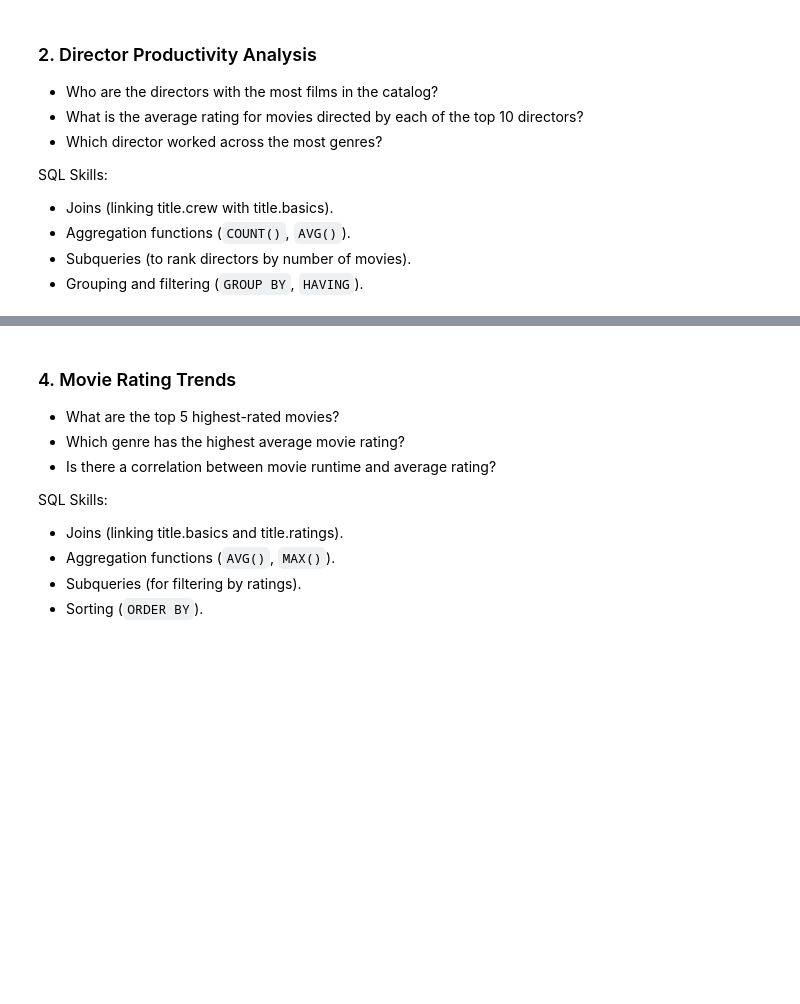
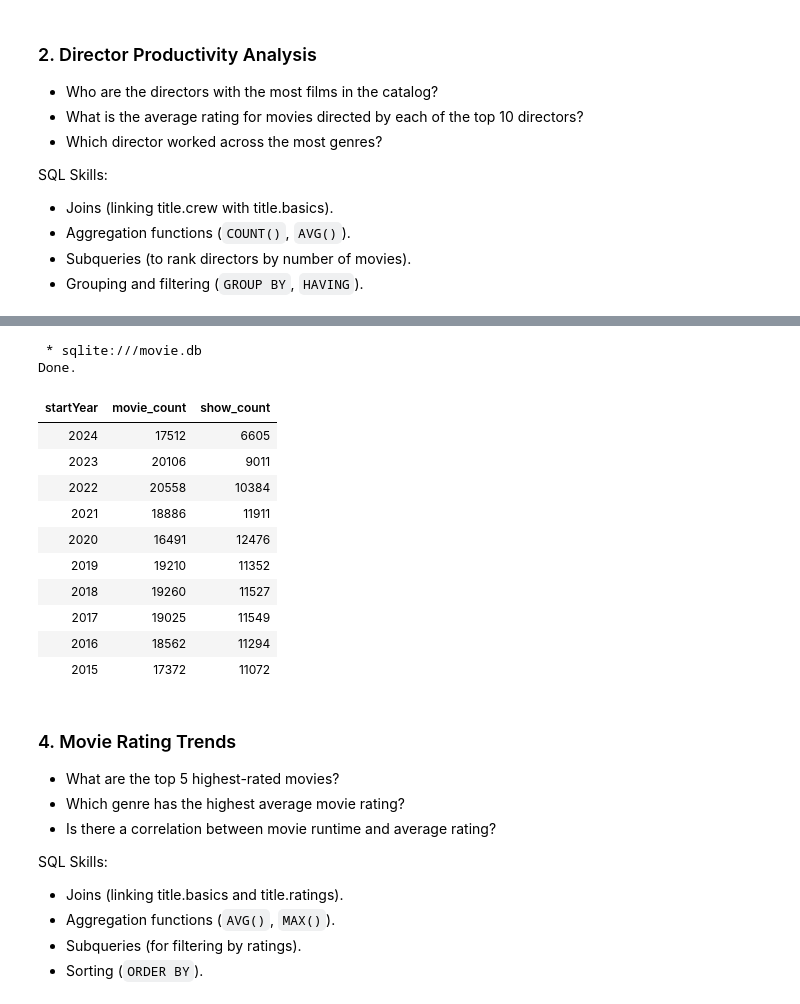
Before and after one commit to Ana-Akaishi/sql-projects, a Jupyter notebook: sql_projects/movie_review/movie_review.ipynb, the cells around one changed output, grey strips where cells are left out. Cells and saved outputs as stored; diff of their text form; code cells hidden in the pictures; blank space fills up the shorter version.

```diff
--- a/sql_projects/movie_review/movie_review.ipynb
+++ b/sql_projects/movie_review/movie_review.ipynb
@@ -180,3 +284,29 @@ SQL Skills:
+# %%
+# How many movies and TV series were released in the same year?
+%%sql
+SELECT
+  startYear,
+  SUM( CASE WHEN titleType LIKE 'movie' THEN 1 END) AS movie_count,
+  SUM( CASE WHEN titleType LIKE 'tvseries' THEN 1 END) AS show_count
+FROM basic
+WHERE startYear IS NOT '\N' AND startYear BETWEEN DATE('now') - 10 AND DATE('now')
+GROUP BY startYear
+ORDER BY startYear DESC
+LIMIT 10;
+# %% [output]
+ * sqlite:///movie.db
+Done.
+| startYear | movie_count | show_count |
+| 2024 | 17512 | 6605 |
+| 2023 | 20106 | 9011 |
+| 2022 | 20558 | 10384 |
+| 2021 | 18886 | 11911 |
+| 2020 | 16491 | 12476 |
+| 2019 | 19210 | 11352 |
+| 2018 | 19260 | 11527 |
+| 2017 | 19025 | 11549 |
+| 2016 | 18562 | 11294 |
+| 2015 | 17372 | 11072 |
 # %% [markdown]
 ### 4. Movie Rating Trends
 - What are the top 5 highest-rated movies?
```
Also changed, not shown: parts of 16 cells of this notebook.
